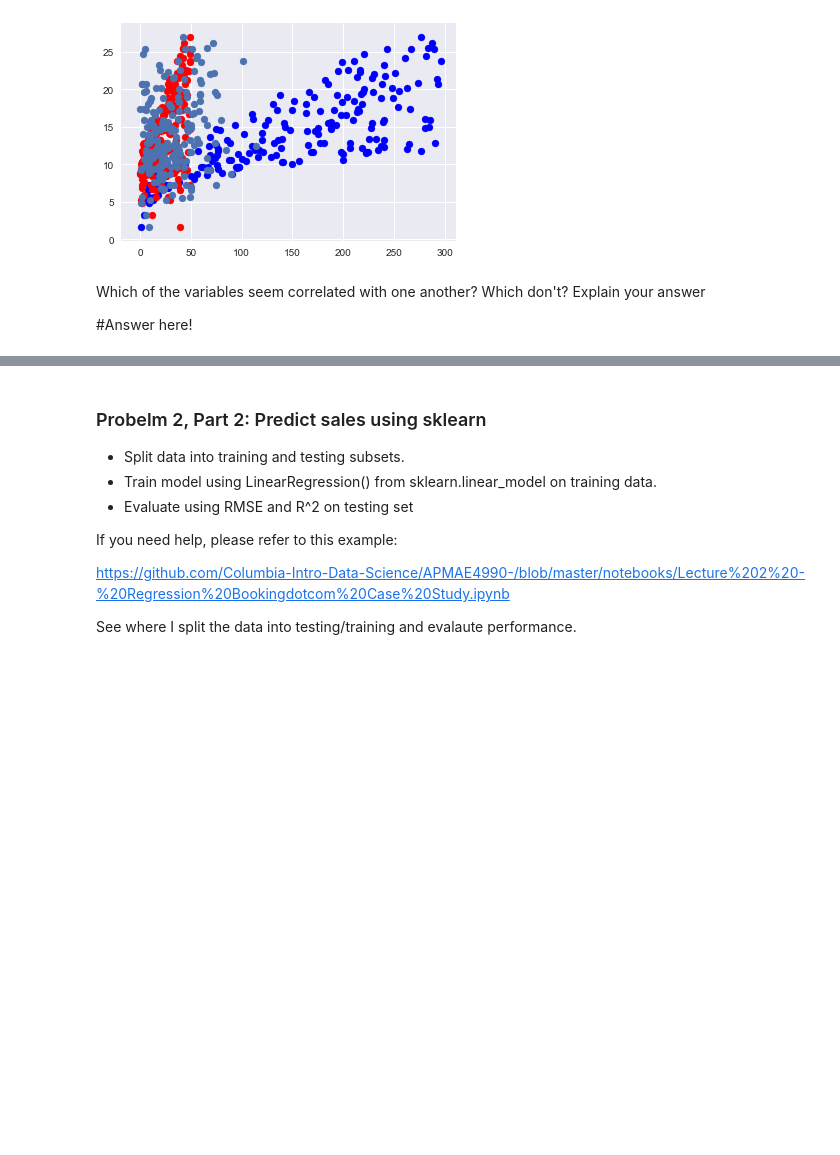
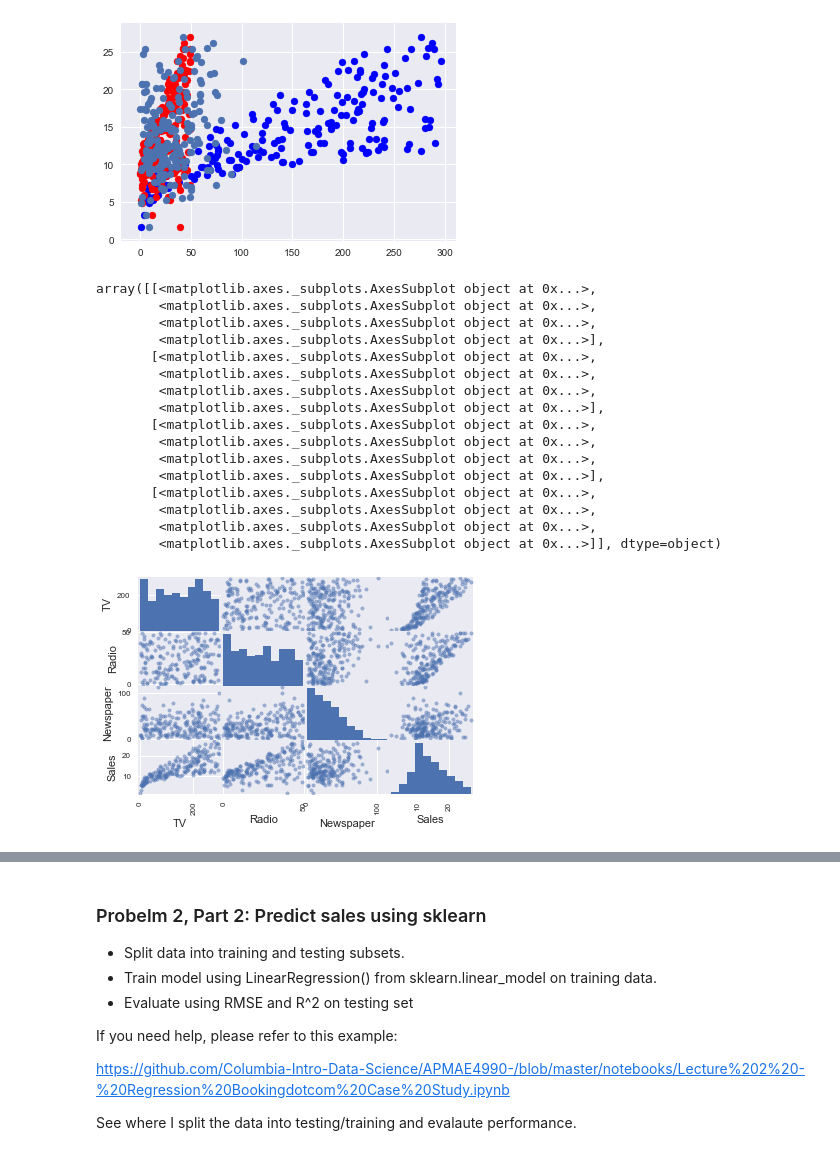
Before and after one commit to Columbia-Intro-Data-Science/python-introduction-bsoble, a Jupyter notebook: Homework1-GithubandPandas.ipynb, the cells around one changed output, grey strips where cells are left out. Cells and saved outputs as stored; diff of their text form; code cells hidden in the pictures; blank space fills up the shorter version.

```diff
--- a/Homework1-GithubandPandas.ipynb
+++ b/Homework1-GithubandPandas.ipynb
@@ -78,7 +78,22 @@ plt.scatter(df["Newspaper"], df["Sales"])
 [figure]
 # %%
 from pandas.tools.plotting import scatter_matrix
+scatter_matrix(df)
+# %% [output]
+array([[<matplotlib.axes._subplots.AxesSubplot object at 0x...>,
+        <matplotlib.axes._subplots.AxesSubplot object at 0x...>,
+        <matplotlib.axes._subplots.AxesSubplot object at 0x...>,
+        <matplotlib.axes._subplots.AxesSubplot object at 0x...>],
+       [<matplotlib.axes._subplots.AxesSubplot object at 0x...>,
+        <matplotlib.axes._subplots.AxesSubplot object at 0x...>,
+        <matplotlib.axes._subplots.AxesSubplot object at 0x...>,
+        <matplotlib.axes._subplots.AxesSubplot object at 0x...>],
+       [<matplotlib.axes._subplots.AxesSubplot object at 0x...>,
+        <matplotlib.axes._subplots.AxesSubplot object at 0x...>,
+        <matplotlib.axes._subplots.AxesSubplot object at 0x...>,
+        <matplotlib.axes._subplots.AxesSubplot object at 0x...>],
+       [<matplotlib.axes._subplots.AxesSubplot object at 0x...>,
+        <matplotlib.axes._subplots.AxesSubplot object at 0x...>,
+        <matplotlib.axes._subplots.AxesSubplot object at 0x...>,
+        <matplotlib.axes._subplots.AxesSubplot object at 0x...>]], dtype=object)
+[figure, added]
-# %% [markdown]
-Which of the variables seem correlated with one another? Which don't? Explain your answer
-
-#Answer here!
```
Also changed, not shown: parts of 8 cells of this notebook.
